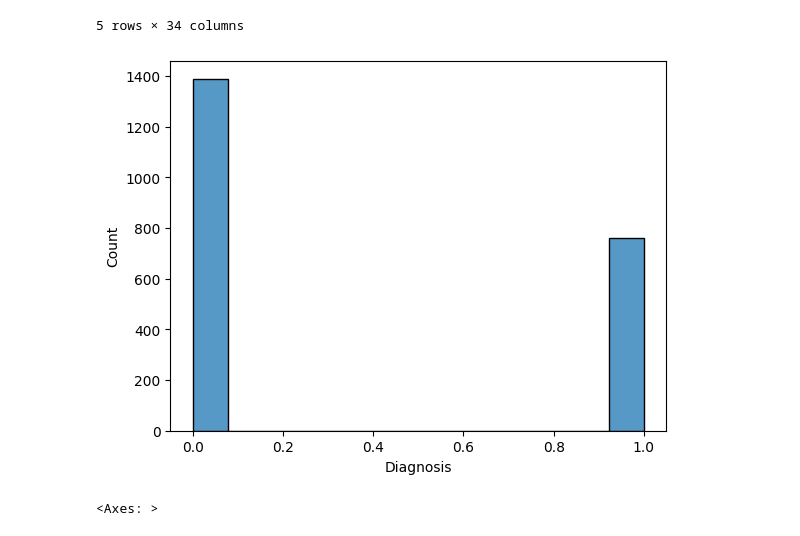
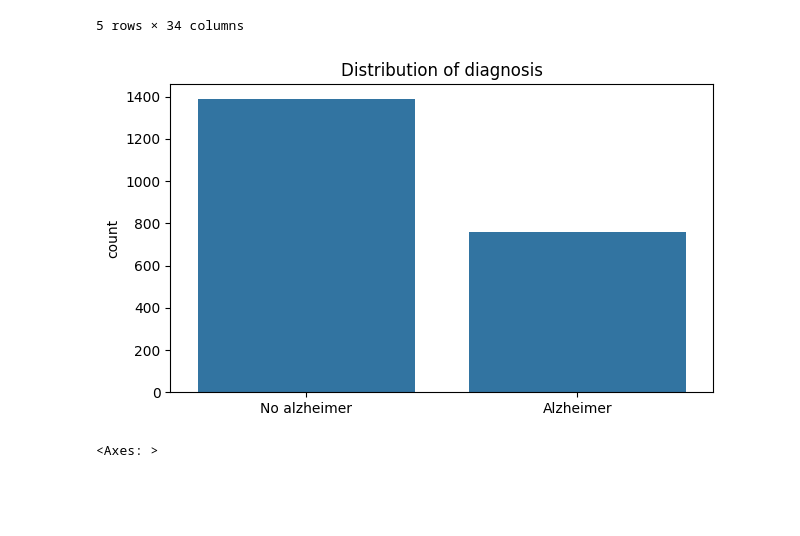
Before and after one commit to RauGarGom/ml_alzheimer_class, a Jupyter notebook: notebooks/class_model_2.ipynb, the cells around one changed output. Saved outputs shown, nothing was run; the diff lists cells and outputs as text; code cells hidden in the pictures; blank space fills up the shorter version.

Commit message:
20.11 - Changes to img_model 4, charts, and Readme

```diff
--- a/notebooks/class_model_2.ipynb
+++ b/notebooks/class_model_2.ipynb
@@ -58,10 +59,14 @@ alz.head()
 | 4754 | 74 | 1 | 0 | 1 | 33.800817 | 1 | 12.209266 | 8.428001 | ... |
 | 4755 | 89 | 0 | 0 | 0 | 20.716974 | 0 | 18.454356 | 6.310461 | ... |
 5 rows × 34 columns
-# %%
-sns.histplot(alz['Diagnosis']);
-# %% [output]
-[figure, removed]
+# %%
+# palette = sns.diverging_palette(145, 300, s=60, as_cmap=True)
+plt.figure(figsize=[7,4])
+sns.barplot(y=alz['Diagnosis'].value_counts(),x=["No alzheimer",'Alzheimer'])
+plt.xticks([0,1])
+plt.title('Distribution of diagnosis');
+# %% [output]
+[figure, added]
 # %%
 alz_num = alz.select_dtypes(include=['int','float'])
 plt.figure(figsize=(15,8))
```
Also changed, not shown: parts of 8 cells of this notebook, 24 other files.
